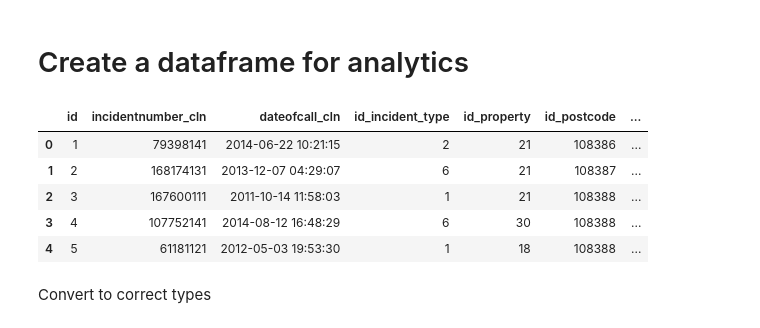
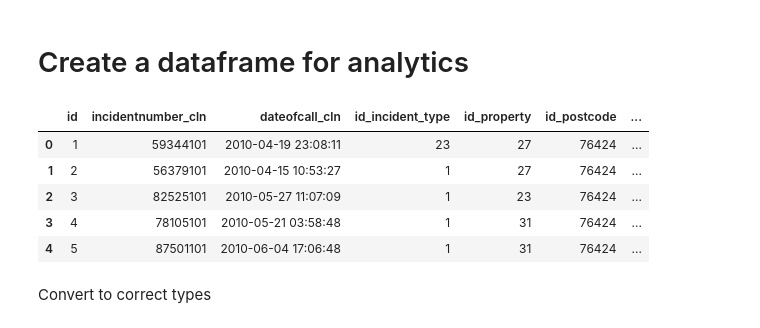
Before and after one commit to GuerrillaAnalytics/proj001_lfb, a Jupyter notebook: wp/wp_004_event_analytics/02/wp_004_02_event_analytics.ipynb, the cells around one changed output. Saved outputs shown, nothing was run; the diff lists cells and outputs as text; code cells hidden in the pictures.

```diff
--- a/wp/wp_004_event_analytics/02/wp_004_02_event_analytics.ipynb
+++ b/wp/wp_004_event_analytics/02/wp_004_02_event_analytics.ipynb
@@ -8,6 +12,8 @@ import numpy as np
 import matplotlib.pyplot as plt
 import seaborn as sns
 %matplotlib inline
+# %%
+database_host='localhost'
 # %%
 def get_connection(host = "localhost",schema="" ):
 
@@ -22,20 +28,20 @@ def get_connection(host = "localhost",schema="" ):
 # %% [markdown]
 # Create a dataframe for analytics
 # %%
-conn = get_connection(host='10.152.234.92')
+conn = get_connection(host=database_host)
 qry = ('select *'
-          'from proj001_lfb_1_0_0.l3_incidents '
+          'from proj001_lfb_0_1_0.l3_incidents '
           ';')
 #data = pd.read_sql(qry, conn).drop(['store_no','store_type'], axis=1)
 df_incidents = pd.read_sql(qry, conn)
 df_incidents.head()
 # %% [output]
 |  | id | incidentnumber_cln | dateofcall_cln | id_incident_type | id_property | id_postcode | ... |
-| 0 | 1 | 79398141 | 2014-06-22 10:21:15 | 2 | 21 | 108386 | ... |
-| 1 | 2 | 168174131 | 2013-12-07 04:29:07 | 6 | 21 | 108387 | ... |
-| 2 | 3 | 167600111 | 2011-10-14 11:58:03 | 1 | 21 | 108388 | ... |
-| 3 | 4 | 107752141 | 2014-08-12 16:48:29 | 6 | 30 | 108388 | ... |
-| 4 | 5 | 61181121 | 2012-05-03 19:53:30 | 1 | 18 | 108388 | ... |
+| 0 | 1 | 59344101 | 2010-04-19 23:08:11 | 23 | 27 | 76424 | ... |
+| 1 | 2 | 56379101 | 2010-04-15 10:53:27 | 1 | 27 | 76424 | ... |
+| 2 | 3 | 82525101 | 2010-05-27 11:07:09 | 1 | 23 | 76424 | ... |
+| 3 | 4 | 78105101 | 2010-05-21 03:58:48 | 1 | 31 | 76424 | ... |
+| 4 | 5 | 87501101 | 2010-06-04 17:06:48 | 1 | 31 | 76424 | ... |
 # %% [markdown]
 Convert to correct types
 # %%
```
Also changed, not shown: parts of 11 cells of this notebook.
